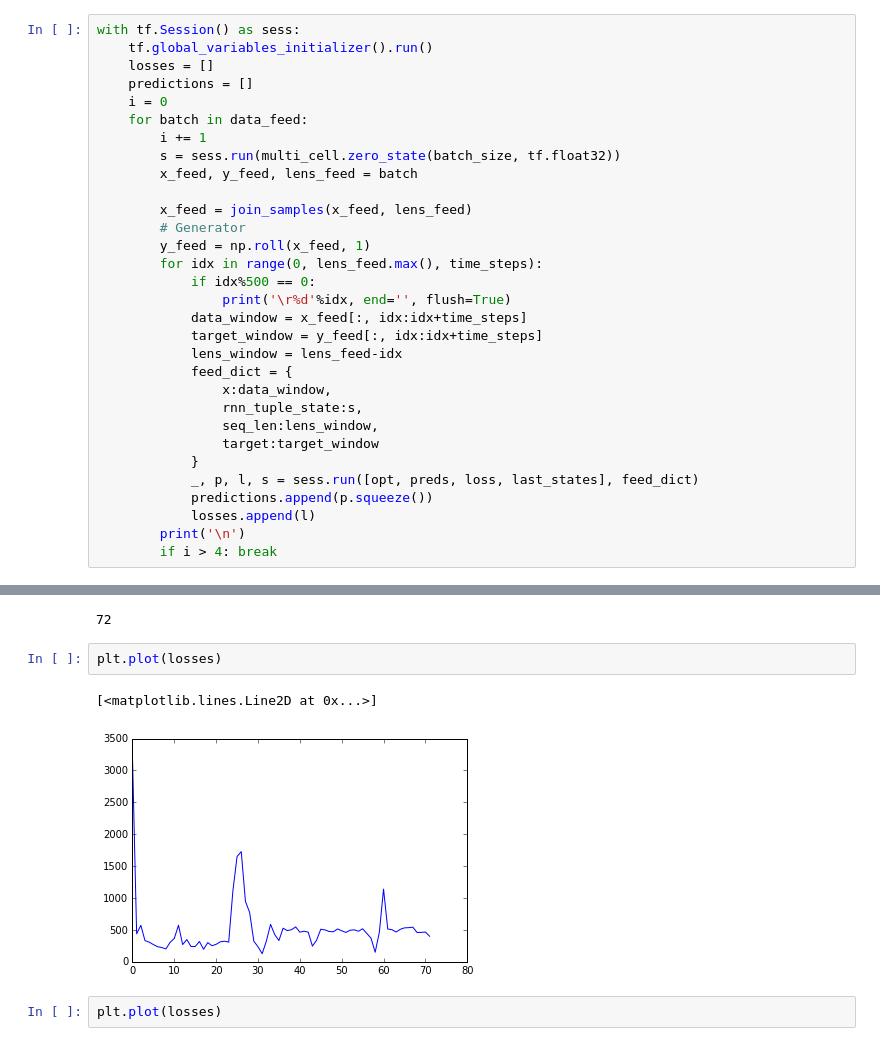
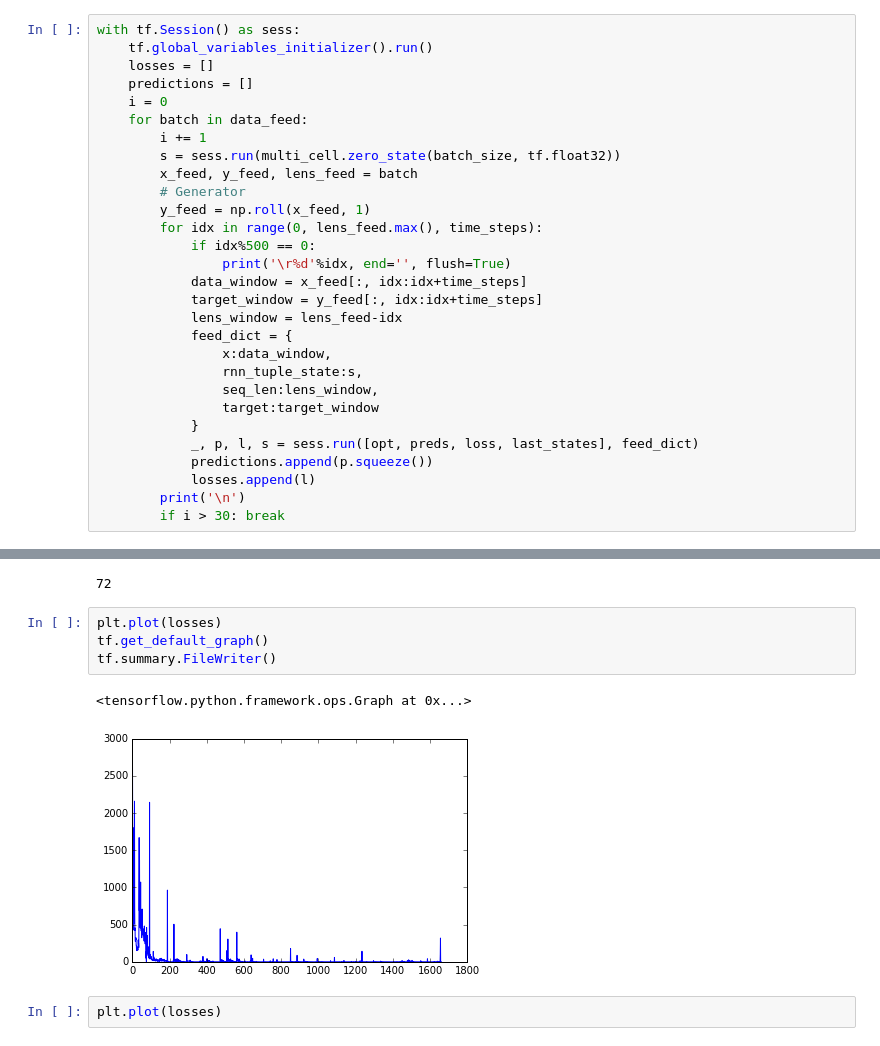
Before and after one commit to botcs/cinc2017, a Jupyter notebook: rnn/model-gen.ipynb, the cells around one changed output, grey strips where cells are left out. Cells and saved outputs as stored; diff of their text form.

```diff
--- a/rnn/model-gen.ipynb
+++ b/rnn/model-gen.ipynb
@@ -96,8 +94,6 @@ with tf.Session() as sess:
         i += 1
         s = sess.run(multi_cell.zero_state(batch_size, tf.float32))
         x_feed, y_feed, lens_feed = batch
-
-        x_feed = join_samples(x_feed, lens_feed)
         # Generator
         y_feed = np.roll(x_feed, 1)
         for idx in range(0, lens_feed.max(), time_steps):
@@ -116,7 +112,7 @@ with tf.Session() as sess:
             predictions.append(p.squeeze())
             losses.append(l)
         print('\n')
-        if i > 4: break
+        if i > 30: break
 # %% [output]
 8500
 
@@ -157,9 +158,11 @@ len(losses)
 72
 # %%
 plt.plot(losses)
+tf.get_default_graph()
+tf.summary.FileWriter()
 # %% [output]
-[<matplotlib.lines.Line2D at 0x...>]
+<tensorflow.python.framework.ops.Graph at 0x...>
-[figure, old version]
+[figure, new version]
 # %%
 plt.plot(losses)
 # %% [output]
```
Also changed, not shown: parts of 5 cells of this notebook, 2 other files.
